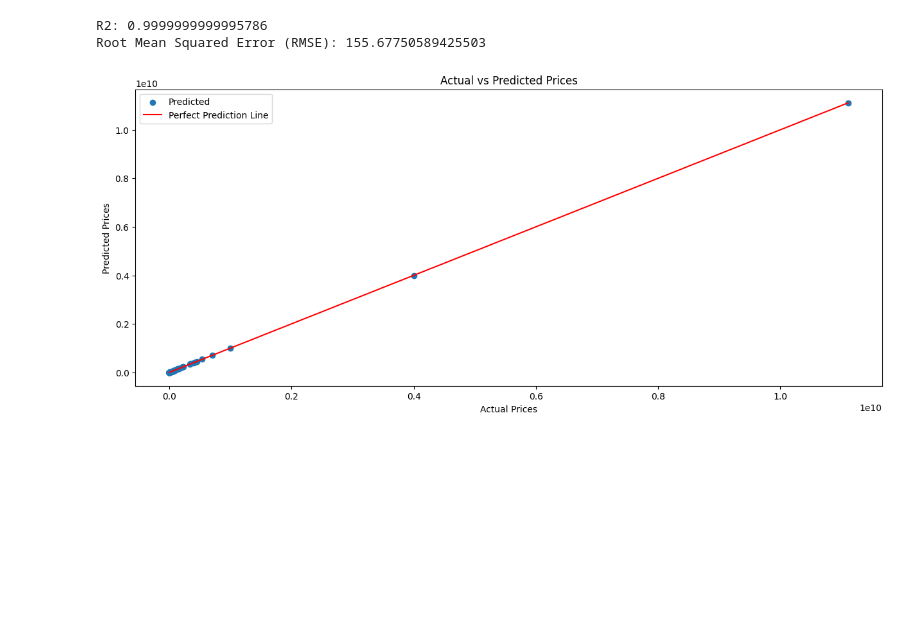
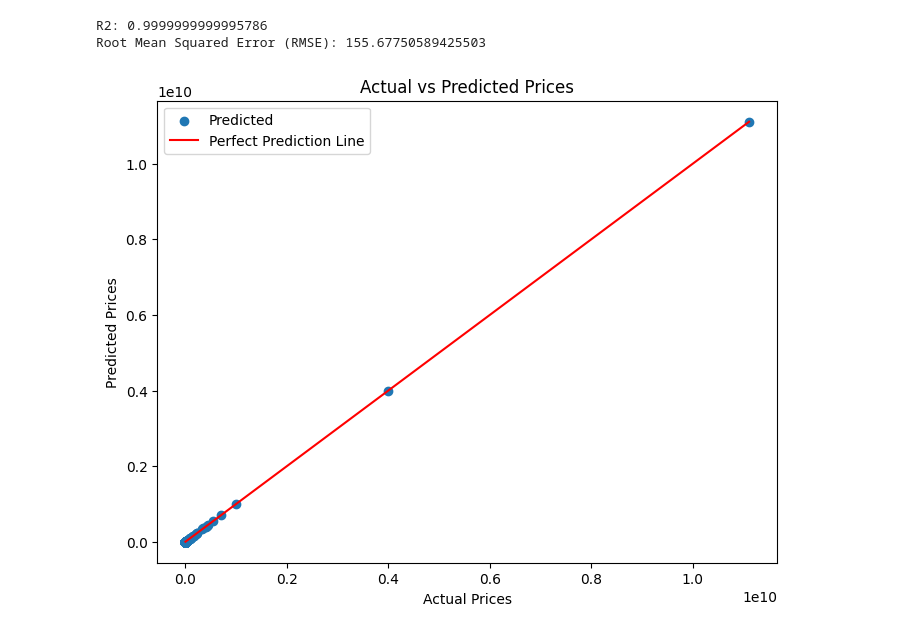
Before and after one commit to Yassineka99/Analysis_of_Property_Prices_in_Tunisia, a Jupyter notebook: Analysis_of_Property_Prices_in_Tunisia.ipynb, the cells around one changed output. Drawn from its saved outputs; the diff is of its cells as text; code cells hidden in the pictures; blank space fills up the shorter version.

```diff
--- a/Analysis_of_Property_Prices_in_Tunisia.ipynb
+++ b/Analysis_of_Property_Prices_in_Tunisia.ipynb
@@ -95,7 +62,8 @@ for indexer in indexers:
     data = indexer.fit(data).transform(data)
 # %%
 assembler = VectorAssembler(
-    inputCols=["city_index","room_count","category_index","region_index","type_index","size","bathroom_count","log_price"],
+    inputCols=["city_index","room_count","category_index",
+               "region_index","type_index","size","bathroom_count","log_price"],
     outputCol="vector"
 )
 data = assembler.transform(data)
@@ -172,8 +107,8 @@ plt.show()
 from pyspark.sql import functions as F
 data = data.withColumn("price_transformed", F.pow(10, data["log_price"]))
 assembler = VectorAssembler(
-    inputCols=["city_index","room_count","category_index","region_index","type_index","size","bathroom_count","price_transformed"],
+    inputCols=["city_index","room_count","category_index","region_index",
+               "type_index","size","bathroom_count","price_transformed"],
     outputCol="vector2"
 )
 data = assembler.transform(data)
-data.show()
@@ -216,20 +133,21 @@ Root Mean Squared Error (RMSE): 155.67750589425503
 # %%
 # Visualize predictions vs actual prices
 predictions = lr_model.transform(test_data)
 predictions_pd = predictions.select("price", "prediction").toPandas()
-plt.figure(figsize=(15, 6))
-plt.scatter(predictions_pd["price"], predictions_pd["prediction"], alpha=1, label="Predicted")
+plt.figure(figsize=(8, 6))
+plt.scatter(predictions_pd["price"], predictions_pd["prediction"],
+            alpha=1, label="Predicted")
 plt.plot(
     [0, max(predictions_pd["price"])],
     [0, max(predictions_pd["price"])],
     color='red',
     linestyle='-',
     label="Perfect Prediction Line"
 )
 plt.title("Actual vs Predicted Prices")
 plt.xlabel("Actual Prices")
 plt.ylabel("Predicted Prices")
 plt.legend()
 plt.show()
 # %% [output]
-[figure, old version]
+[figure, new version]
```
Also changed, not shown: parts of 12 cells of this notebook.
